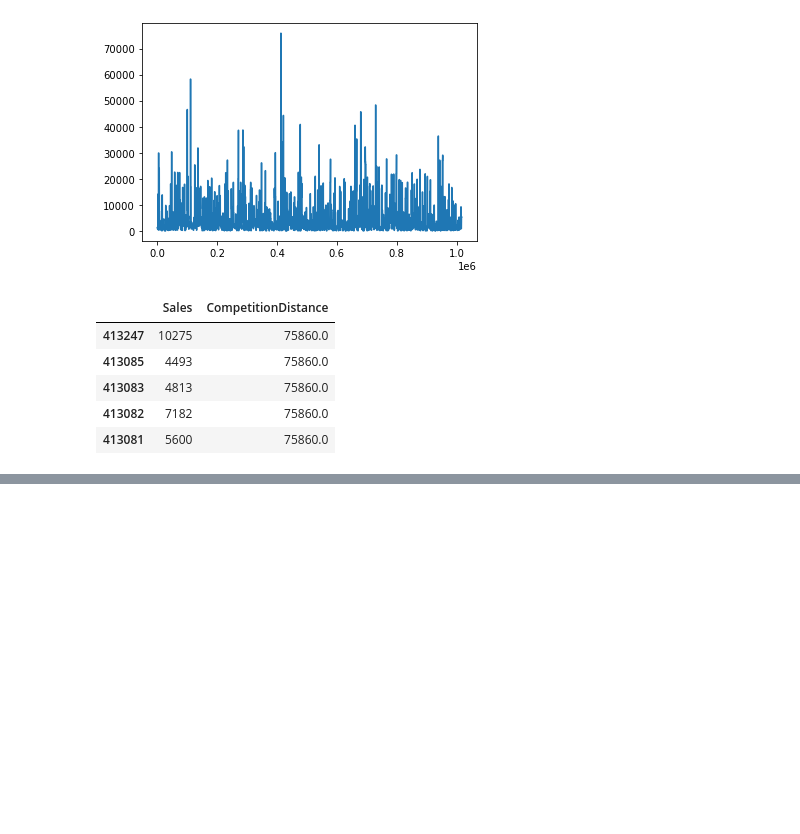
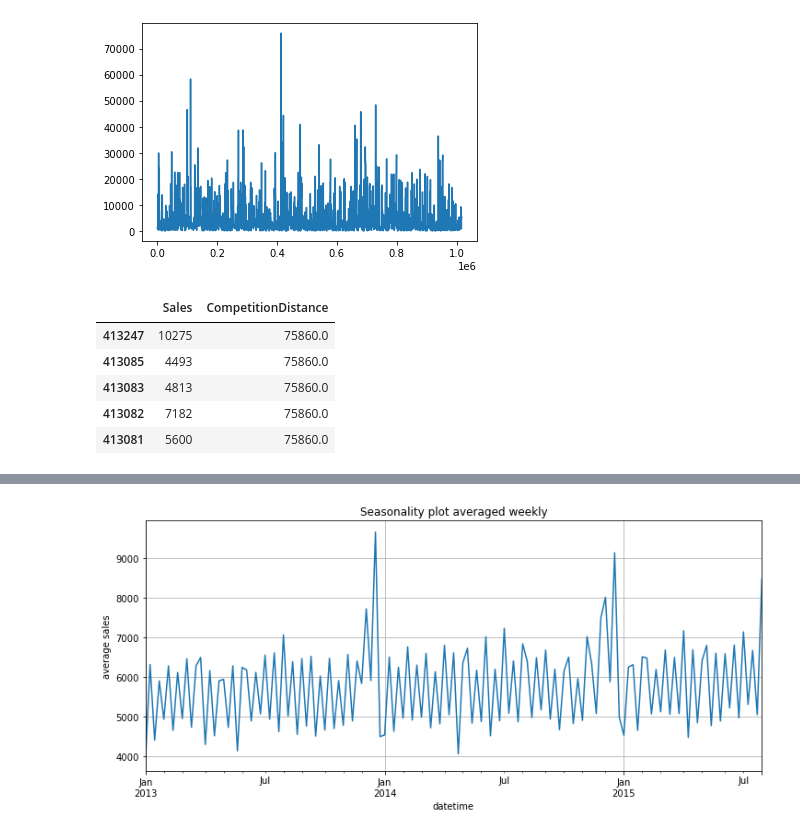
Before and after one commit to bhirwa/Pharmaceutical_Sales_prediction_across_multiple_stores, a Jupyter notebook: notebooks/Exploration.ipynb, the cells around one changed output, grey strips where cells are left out. Saved outputs shown, nothing was run; the diff lists cells and outputs as text; code cells hidden in the pictures; blank space fills up the shorter version.

```diff
--- a/notebooks/Exploration.ipynb
+++ b/notebooks/Exploration.ipynb
@@ -488,0 +510,10 @@ train_set.groupby(['StoreType']).mean()
+# %%
+# weekly train
+weekly_time_data = time_data.Sales.resample('W').mean()
+plt.figure(figsize = (12,5))
+plt.title('Seasonality plot averaged weekly')
+plt.ylabel('average sales')
+weekly_time_data.plot()
+plt.grid()
+# %% [output]
+[figure, added]
```
Also changed, not shown: parts of 6 cells of this notebook, 1 other file.
